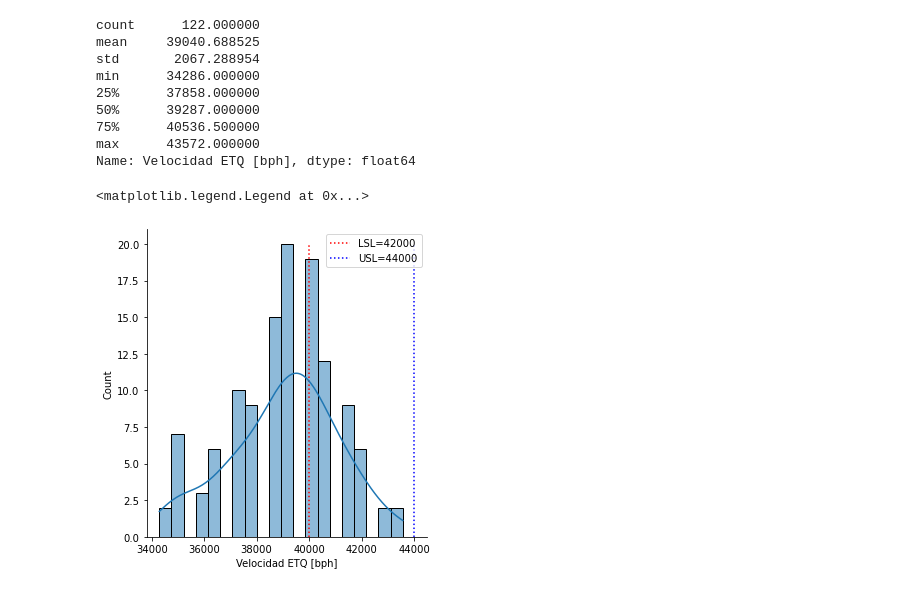
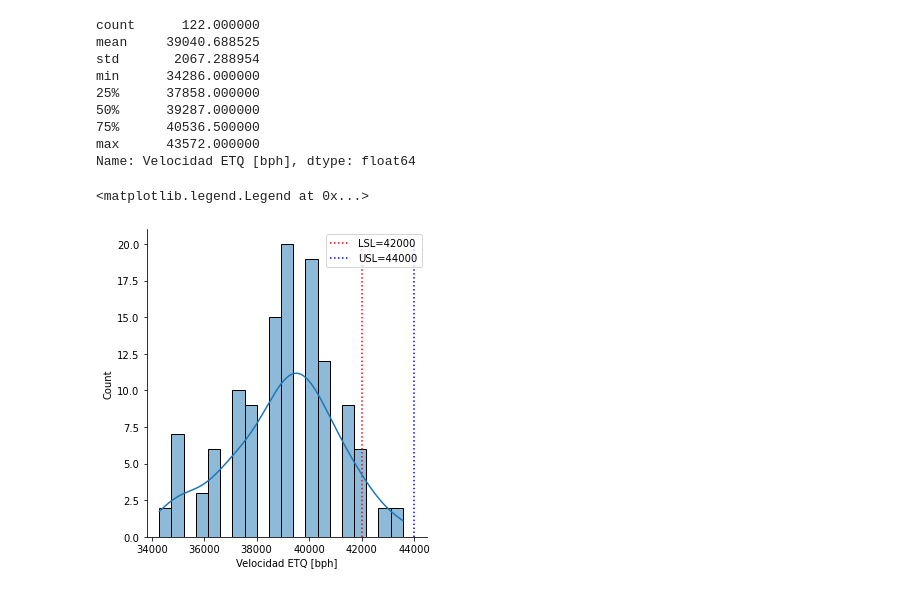
Before and after one commit to doblevm/analysisGLY, a Jupyter notebook: Analysis GLY .ipynb, the cells around one changed output. Cells and saved outputs as stored; diff of their text form; code cells hidden in the pictures.

```diff
--- a/Analysis GLY .ipynb
+++ b/Analysis GLY .ipynb
@@ -103,9 +103,9 @@ Name: Velocidad ETQ [bph], dtype: float64
 # %%
 sns.displot(df_ETQ_Filtr_nov['Velocidad ETQ [bph]'], kde=True, bins=20)
 #
-plt.vlines(40000, 0, 20, color='r', linestyles='dotted', label='LSL=42000')
+plt.vlines(42000, 0, 20, color='r', linestyles='dotted', label='LSL=42000')
 plt.vlines(44000, 0, 20, color='b', linestyles='dotted', label='USL=44000')
 plt.legend()
 # %% [output]
 <matplotlib.legend.Legend at 0x...>
-[figure, old version]
+[figure, new version]
```
